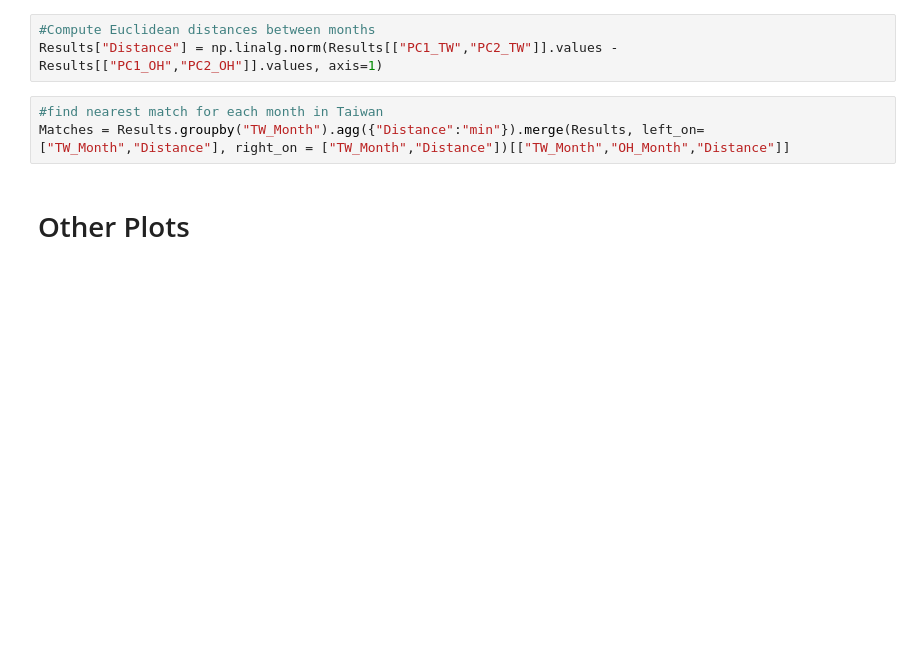
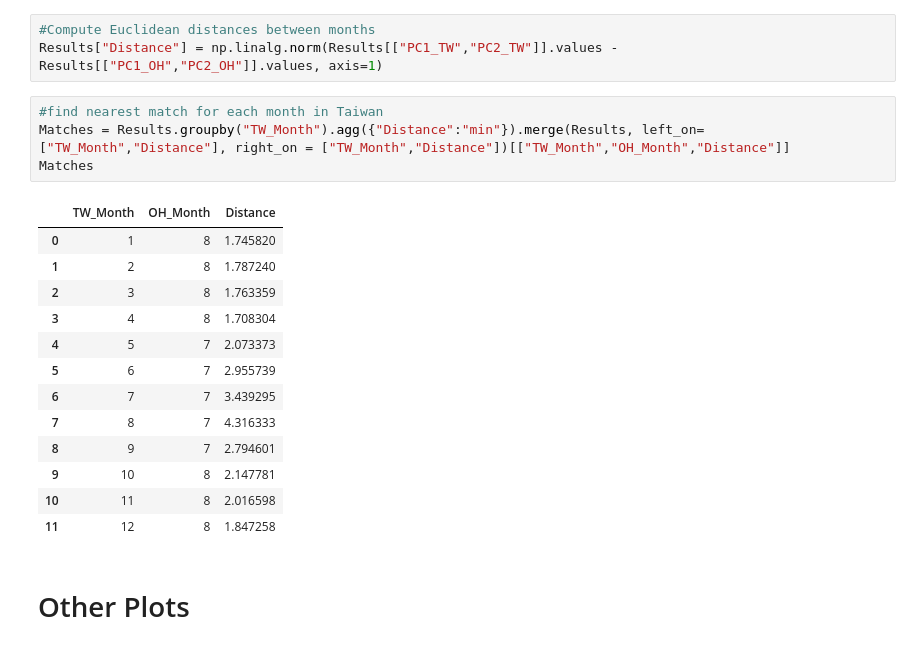
Before and after one commit to mrbond-25/TW_vs_OH_weather, a Jupyter notebook: main.ipynb, the cells around one changed output. Cells and saved outputs as stored; diff of their text form; blank space fills up the shorter version.

Commit message:
Update main.ipynb
Made matches visible

```diff
--- a/main.ipynb
+++ b/main.ipynb
@@ -65,6 +65,21 @@ Results["Distance"] = np.linalg.norm(Results[["PC1_TW","PC2_TW"]].values - Resul
 # %%
 #find nearest match for each month in Taiwan
 Matches = Results.groupby("TW_Month").agg({"Distance":"min"}).merge(Results, left_on= ["TW_Month","Distance"], right_on = ["TW_Month","Distance"])[["TW_Month","OH_Month","Distance"]]
+Matches
+# %% [output]
+|  | TW_Month | OH_Month | Distance |
+| 0 | 1 | 8 | 1.745820 |
+| 1 | 2 | 8 | 1.787240 |
+| 2 | 3 | 8 | 1.763359 |
+| 3 | 4 | 8 | 1.708304 |
+| 4 | 5 | 7 | 2.073373 |
+| 5 | 6 | 7 | 2.955739 |
+| 6 | 7 | 7 | 3.439295 |
+| 7 | 8 | 7 | 4.316333 |
+| 8 | 9 | 7 | 2.794601 |
+| 9 | 10 | 8 | 2.147781 |
+| 10 | 11 | 8 | 2.016598 |
+| 11 | 12 | 8 | 1.847258 |
 # %% [markdown]
 # Other Plots
 # %%
```
